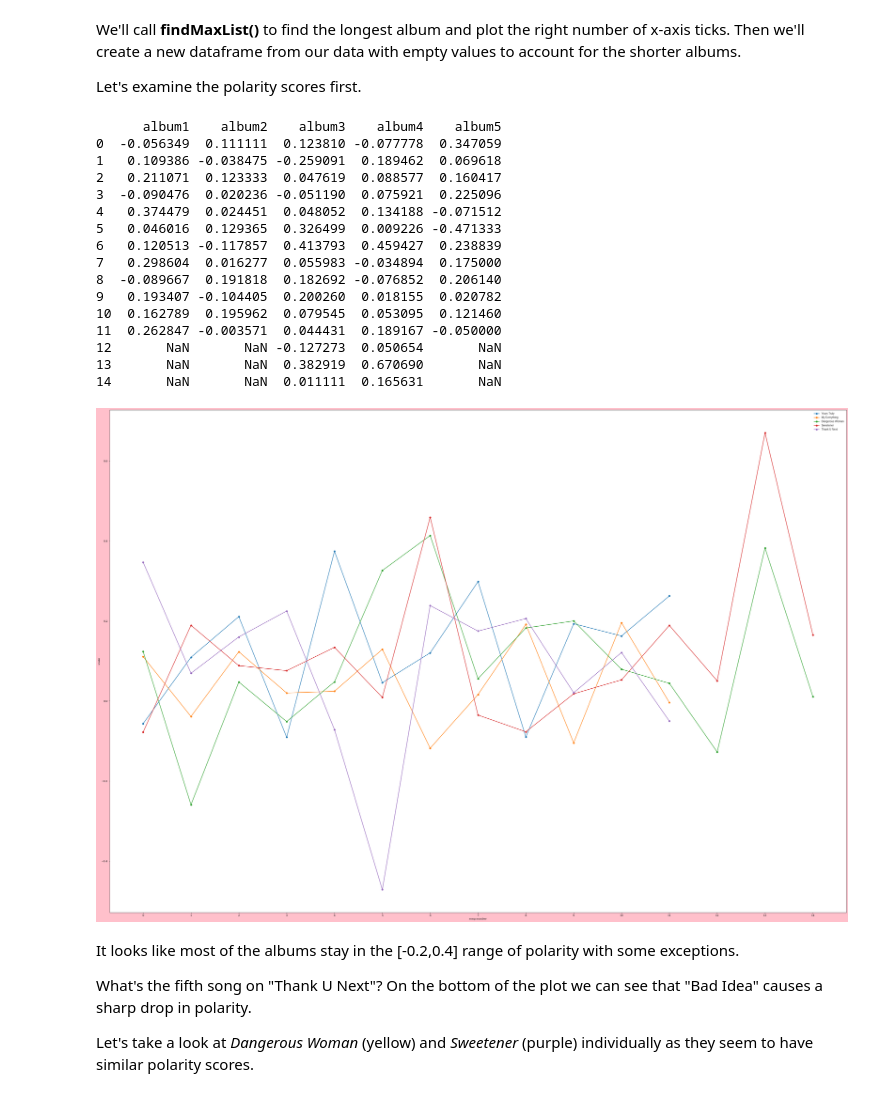
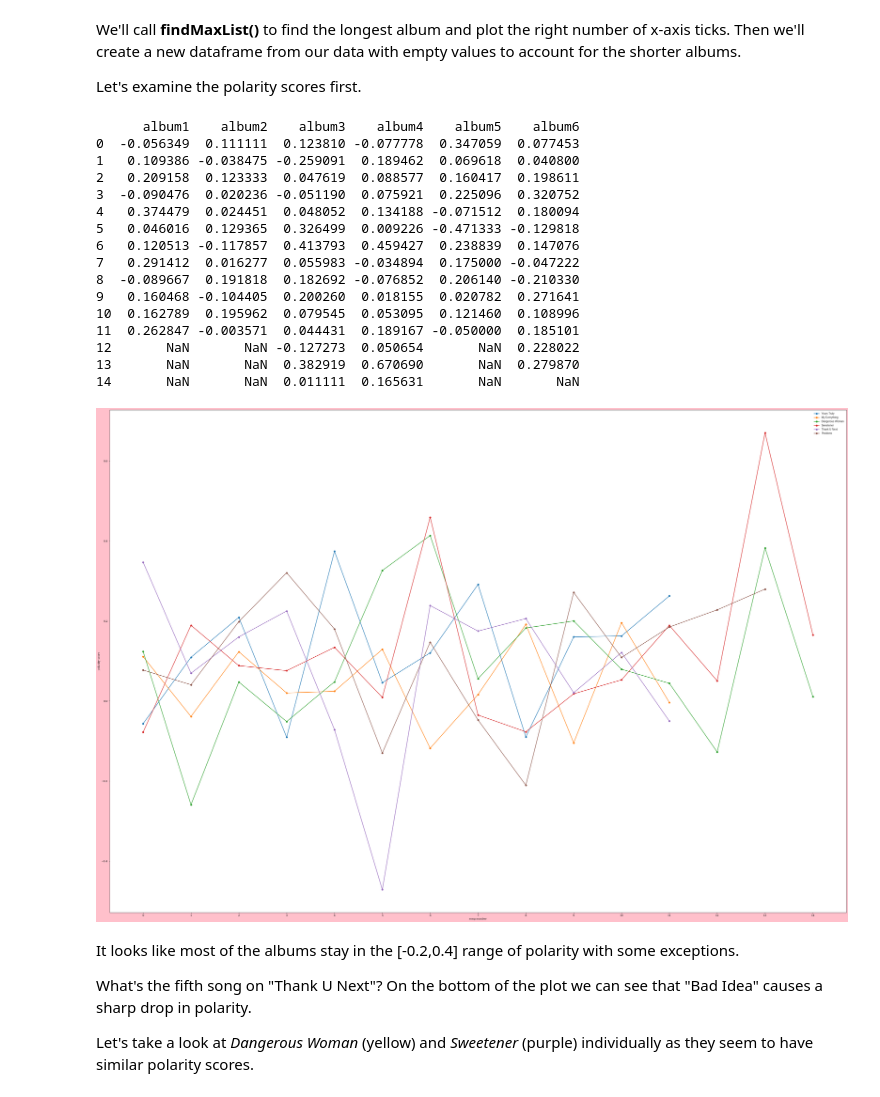
Before and after one commit to tatianabarbone/lyric-analysis, a Jupyter notebook: text_analytics_ariana_grande.ipynb, the cells around one changed output. Saved outputs shown, nothing was run; the diff lists cells and outputs as text; code cells hidden in the pictures.

```diff
--- a/text_analytics_ariana_grande.ipynb
+++ b/text_analytics_ariana_grande.ipynb
@@ -176,6 +184,10 @@ def extractSongTitle(url):
       return 'Popular-Song'
     elif 'nathan' in url:
       return 'Almost-Is-Never-Enough'
+    elif 'doja' in url:
+      return 'Motive'
+    elif 'Off-The-Table' in url:
+      return 'Off-The-Table'
     else:
       found = re.search('https:\/\/genius.com/Ariana-grande-(.+?)-lyrics', url).group(1)
     return found
@@ -433,3 +423,37 @@ def sentimentByAlbum(df, sentiment):
+# %%
+def sentimentByAlbum(df, sentiment):
+
+  # Get polarity or subjectivity column
+  pol = df[sentiment]
+
+  all_albums = []
+
+  # Get how many songs are on each album so we know where
+  # to index the dataframe
+  album1 = len(all_dicts[0])
+  album2 = len(all_dicts[1])
+  album3 = len(all_dicts[2])
+  album4 = len(all_dicts[3])
+  album5 = len(all_dicts[4])
+  album6 = len(all_dicts[5])
+
+  all_albums.append( pol[0:album1].tolist() )
+  all_albums.append( pol[album1: (album1 + album2) ].tolist() )
+
+  all_albums.append( pol[(album1 + album2):
+              (album1 + album2 + album3)].tolist() )
+
+  all_albums.append( pol[(album1 + album2 + album3):
+              (album1 + album2 + album3 + album4)].tolist() )
+
+  all_albums.append( pol[ (album1 + album2 + album3 + album4) :
+              (album1 + album2 + album3 + album4 + album5)].tolist() )
+
+  all_albums.append( pol[ (album1 + album2 + album3 + album4 + album5):
+              (album1 + album2 + album3 + album4 + album5 + album6)].tolist() )
+
+  #return the df so we can access each col later
+  return all_albums
 # %% [markdown]
 We'll call **findMaxList()** to find the longest album and plot the right number of x-axis ticks. Then we'll create a new dataframe from our data with empty values to account for the shorter albums.
 
@@ -442,55 +466,57 @@ def findMaxList(list):
 def fillNaN(df, all_albums):
   df = pd.DataFrame.from_dict({'album1': all_albums[0], 'album2': all_albums[1],
                              'album3': all_albums[2], 'album4': all_albums[3],
-                            'album5': all_albums[4]}, orient='index').T
+                            'album5': all_albums[4], 'album6': all_albums[5]}, orient='index').T
 
   #fill shorter albums with NaN values
   df = pd.DataFrame(dict([ (k,pd.Series(v)) for k,v in df.items() ]))
 
   #Let's take a look at our new dataframe
   print(df)
 
   return df
 
 def drawLinePlot(df, sentiment):
 
   all_albums = sentimentByAlbum(data, sentiment)
   df = fillNaN(df, all_albums)
   longest_album_len = findMaxList(all_albums)
 
   plt.xticks(np.arange(0, longest_album_len, 1.0))
-  plt.ylabel('score')
+  plt.ylabel(sentiment + ' score')
   plt.xlabel('song number')
   plt.style.use('seaborn')
 
   plt.plot(df.index, df['album1'].tolist(), marker='o', label='Yours Truly')
   plt.plot(df.index, df['album2'].tolist(), marker='o', label='My Everything')
   plt.plot(df.index, df['album3'].tolist(), marker='o', label='Dangerous Woman')
   plt.plot(df.index, df['album4'].tolist(), marker='o', label='Sweetener')
   plt.plot(df.index, df['album5'].tolist(), marker='o', label='Thank U Next')
+  plt.plot(df.index, df['album6'].tolist(), marker='o', label='Positions')
+
 
   plt.legend()
   plt.show()
 
 drawLinePlot(data, 'polarity')
 # %% [output]
-      album1    album2    album3    album4    album5
-0  -0.056349  0.111111  0.123810 -0.077778  0.347059
-1   0.109386 -0.038475 -0.259091  0.189462  0.069618
-2   0.211071  0.123333  0.047619  0.088577  0.160417
-3  -0.090476  0.020236 -0.051190  0.075921  0.225096
-4   0.374479  0.024451  0.048052  0.134188 -0.071512
-5   0.046016  0.129365  0.326499  0.009226 -0.471333
-6   0.120513 -0.117857  0.413793  0.459427  0.238839
-7   0.298604  0.016277  0.055983 -0.034894  0.175000
-8  -0.089667  0.191818  0.182692 -0.076852  0.206140
-9   0.193407 -0.104405  0.200260  0.018155  0.020782
-10  0.162789  0.195962  0.079545  0.053095  0.121460
-11  0.262847 -0.003571  0.044431  0.189167 -0.050000
-12       NaN       NaN -0.127273  0.050654       NaN
-13       NaN       NaN  0.382919  0.670690       NaN
-14       NaN       NaN  0.011111  0.165631       NaN
+      album1    album2    album3    album4    album5    album6
+0  -0.056349  0.111111  0.123810 -0.077778  0.347059  0.077453
+1   0.109386 -0.038475 -0.259091  0.189462  0.069618  0.040800
+2   0.209158  0.123333  0.047619  0.088577  0.160417  0.198611
+3  -0.090476  0.020236 -0.051190  0.075921  0.225096  0.320752
+4   0.374479  0.024451  0.048052  0.134188 -0.071512  0.180094
+5   0.046016  0.129365  0.326499  0.009226 -0.471333 -0.129818
+6   0.120513 -0.117857  0.413793  0.459427  0.238839  0.147076
+7   0.291412  0.016277  0.055983 -0.034894  0.175000 -0.047222
+8  -0.089667  0.191818  0.182692 -0.076852  0.206140 -0.210330
+9   0.160468 -0.104405  0.200260  0.018155  0.020782  0.271641
+10  0.162789  0.195962  0.079545  0.053095  0.121460  0.108996
+11  0.262847 -0.003571  0.044431  0.189167 -0.050000  0.185101
+12       NaN       NaN -0.127273  0.050654       NaN  0.228022
+13       NaN       NaN  0.382919  0.670690       NaN  0.279870
+14       NaN       NaN  0.011111  0.165631       NaN       NaN
-[figure, old version]
+[figure, new version]
 # %% [markdown]
 It looks like most of the albums stay in the [-0.2,0.4] range of polarity with some exceptions.
 
```
Also changed, not shown: parts of 16 cells of this notebook.
